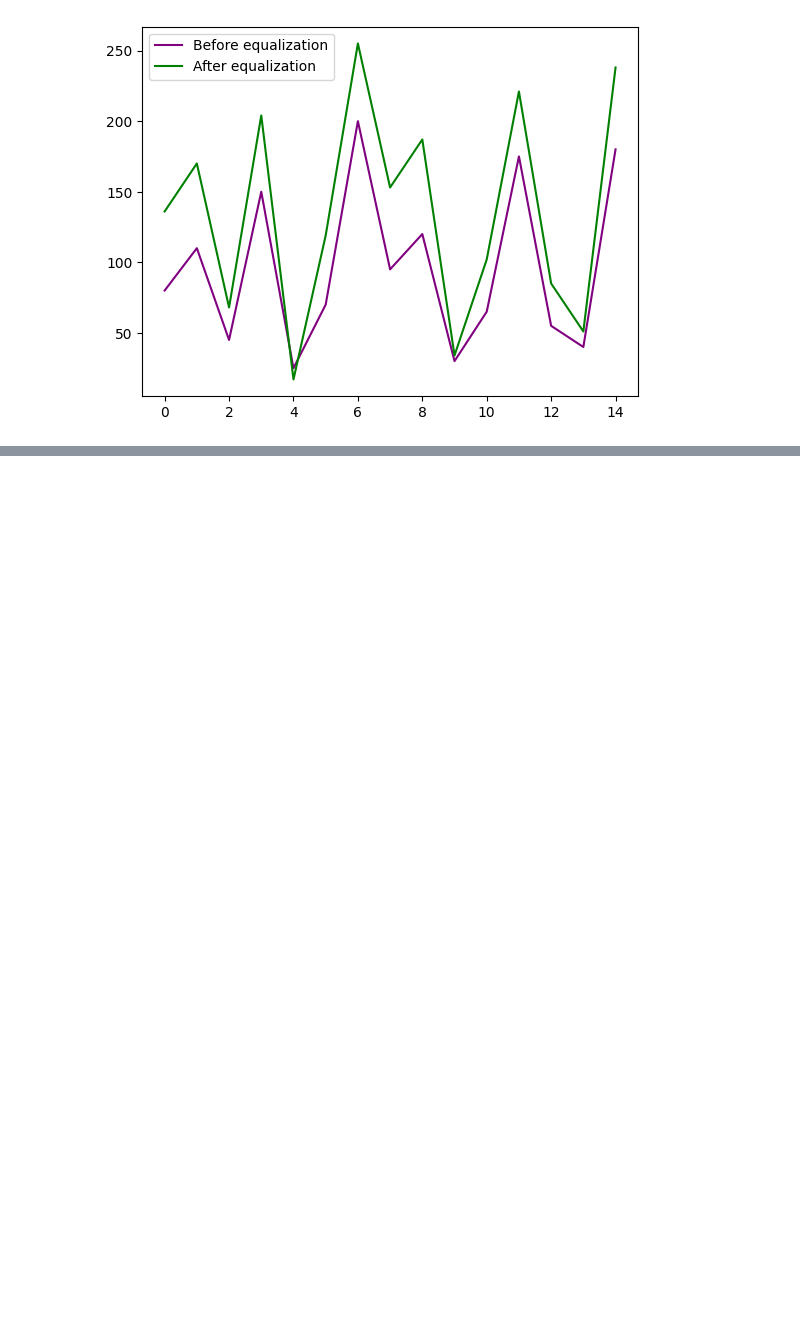
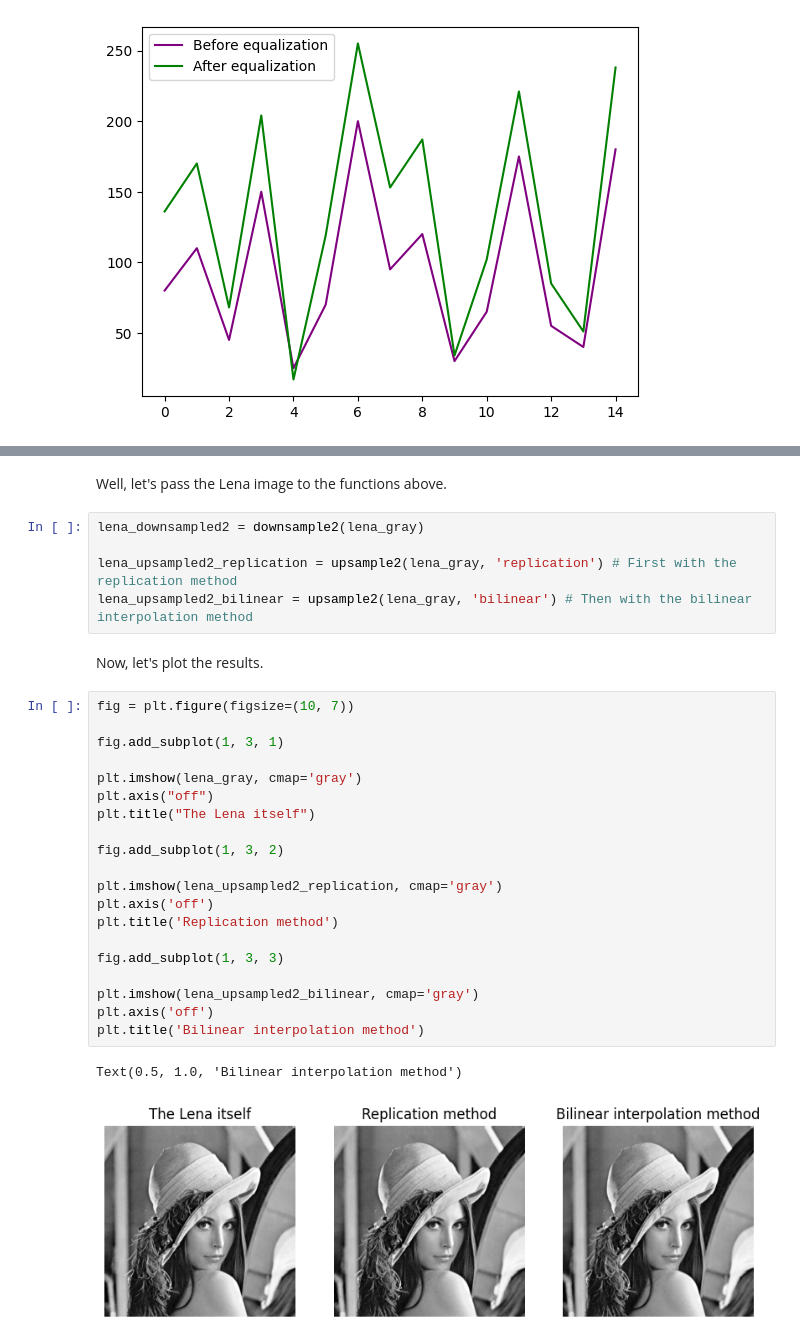
Before and after one commit to majiddrn/ComputerVisionCourse, a Jupyter notebook: HW1 - Image Processing/HW1-9822762040.ipynb, the cells around one changed output, grey strips where cells are left out. Saved outputs shown, nothing was run; the diff lists cells and outputs as text; blank space fills up the shorter version.

```diff
--- a/HW1 - Image Processing/HW1-9822762040.ipynb
+++ b/HW1 - Image Processing/HW1-9822762040.ipynb
@@ -332,0 +396,32 @@ plt.legend(loc='upper left')
+# %% [markdown]
+Well, let's pass the Lena image to the functions above.
+# %%
+lena_downsampled2 = downsample2(lena_gray)
+
+lena_upsampled2_replication = upsample2(lena_gray, 'replication') # First with the replication method
+lena_upsampled2_bilinear = upsample2(lena_gray, 'bilinear') # Then with the bilinear interpolation method
+# %% [markdown]
+Now, let's plot the results.
+# %%
+fig = plt.figure(figsize=(10, 7))
+
+fig.add_subplot(1, 3, 1)
+
+plt.imshow(lena_gray, cmap='gray')
+plt.axis("off")
+plt.title("The Lena itself")
+
+fig.add_subplot(1, 3, 2)
+
+plt.imshow(lena_upsampled2_replication, cmap='gray')
+plt.axis('off')
+plt.title('Replication method')
+
+fig.add_subplot(1, 3, 3)
+
+plt.imshow(lena_upsampled2_bilinear, cmap='gray')
+plt.axis('off')
+plt.title('Bilinear interpolation method')
+# %% [output]
+Text(0.5, 1.0, 'Bilinear interpolation method')
+[figure, added]
```
Also changed, not shown: parts of 23 cells of this notebook, 2 other files.
